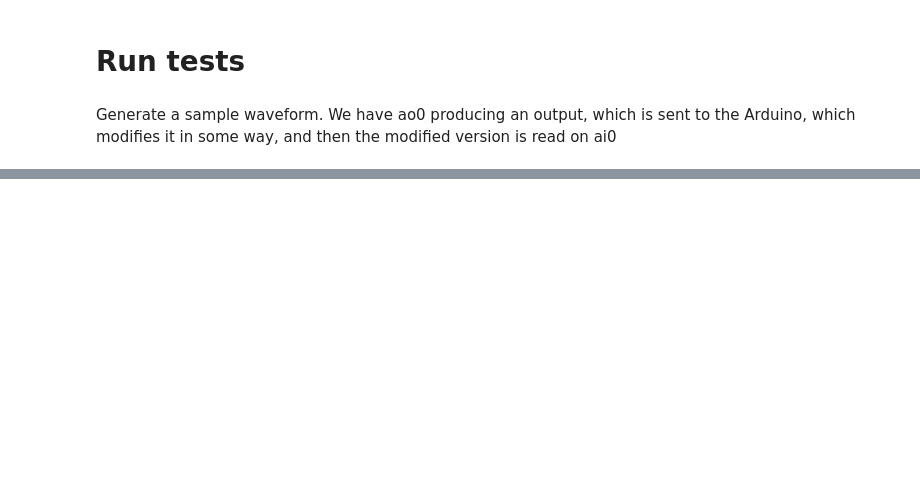
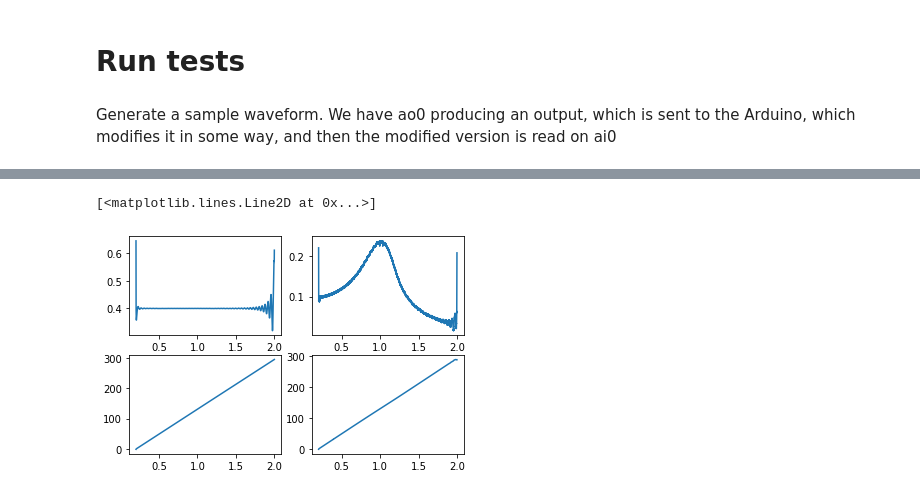
Before and after one commit to tytell/ForceFeedback, a Jupyter notebook: test_input_output.ipynb, the cells around one changed output, grey strips where cells are left out. Cells and saved outputs as stored; diff of their text form; code cells hidden in the pictures; blank space fills up the shorter version.

```diff
--- a/test_input_output.ipynb
+++ b/test_input_output.ipynb
@@ -37,11 +50,12 @@ plt.show()
 # %%
 with nidaqmx.Task() as aitask, nidaqmx.Task() as aotask:
     aitask.ai_channels.add_ai_voltage_chan('Dev1/ai0')
-    aitask.timing.cfg_samp_clk_timing(sampfreq)
+    aitask.timing.cfg_samp_clk_timing(sampfreq, samps_per_chan=len(outwave))
 
     aotask.ao_channels.add_ao_voltage_chan('Dev1/ao0')
 
-    aotask.timing.cfg_samp_clk_timing(sampfreq, source=u"/Dev1/ai/SampleClock")
+    aotask.timing.cfg_samp_clk_timing(sampfreq, source=u"/Dev1/ai/SampleClock",
+                                     samps_per_chan=len(outwave))
     aotask.write(outwave, auto_start=True)
 
     aitask.start()
@@ -58,0 +73,13 @@ plt.show()
+# %%
+outH = scipy.signal.hilbert(outwave - np.mean(outwave))
+inH = scipy.signal.hilbert(data - np.mean(data))
+# %%
+fig, ax = plt.subplots(2,2)
+ax[0,0].plot(freq, np.abs(outH))
+ax[1,0].plot(freq, np.unwrap(np.angle(outH)))
+
+ax[0,1].plot(freq, np.abs(inH))
+ax[1,1].plot(freq, np.unwrap(np.angle(inH)))
+# %% [output]
+[<matplotlib.lines.Line2D at 0x...>]
+[figure, added]
```
Also changed, not shown: parts of 7 cells of this notebook.
